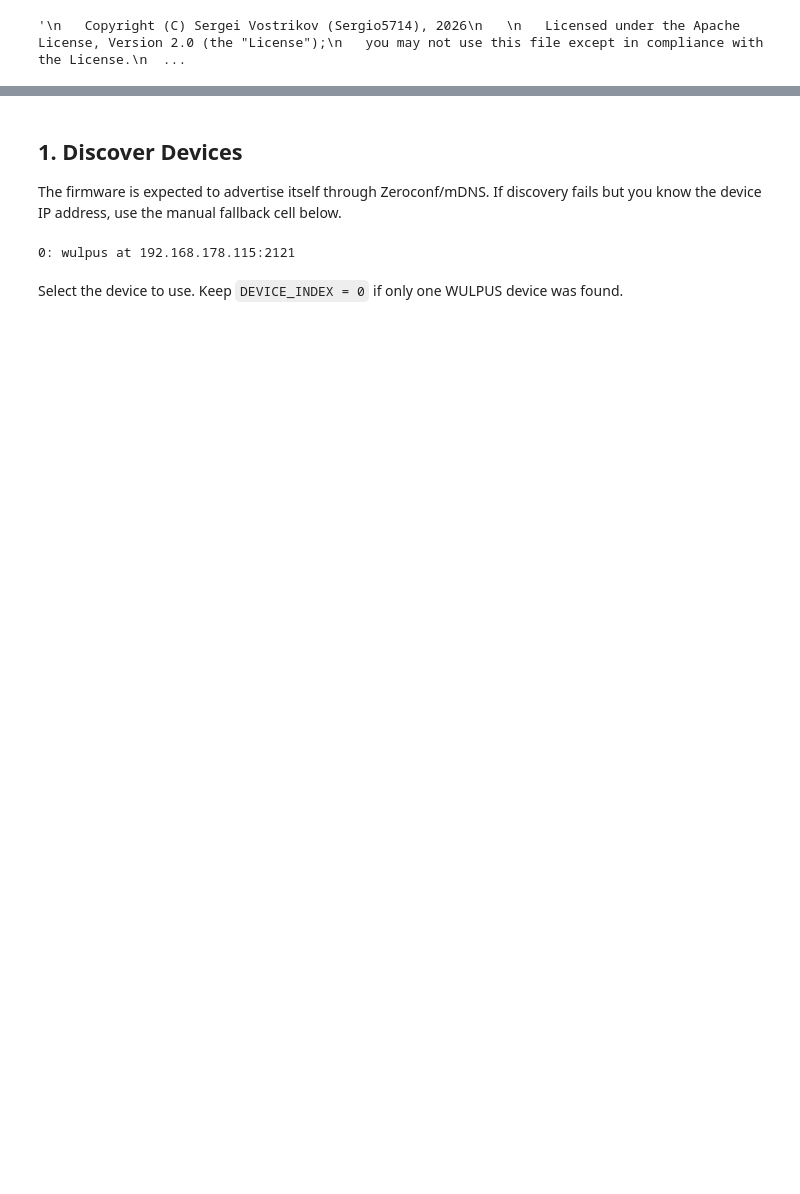
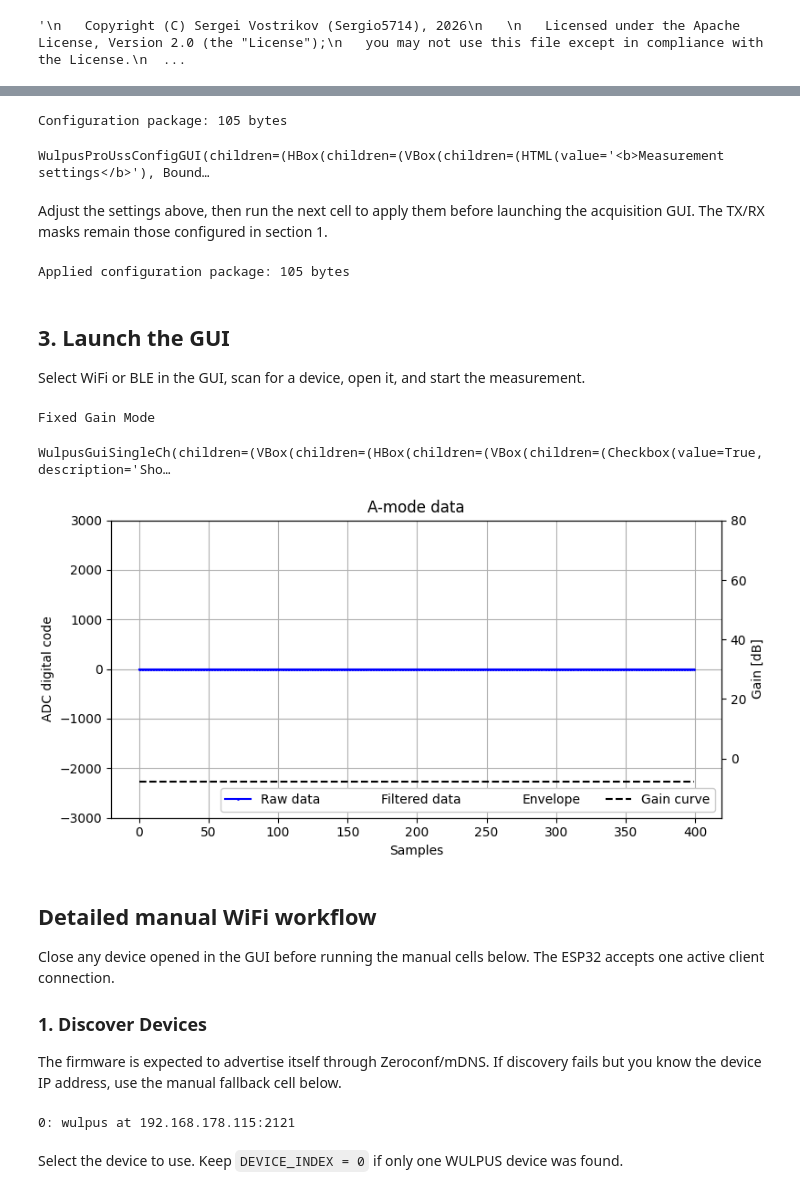
Before and after one commit to Sergio5714/wulpus-pro, a Jupyter notebook: sw/wulpus_pro_wifi_example.ipynb, the cells around one changed output, grey strips where cells are left out. Cells and saved outputs as stored; diff of their text form; code cells hidden in the pictures; blank space fills up the shorter version.

```diff
--- a/sw/wulpus_pro_wifi_example.ipynb
+++ b/sw/wulpus_pro_wifi_example.ipynb
@@ -46,5 +68,77 @@ from wulpus.uss_conf_gui_pro import WulpusProUssConfigGUI
+# %%
+uss_conf = WulpusProUssConfig(
+    num_acqs=20,
+    trans_freq=2_250_000,
+    pulse_freq=2_250_000,
+    num_pulses=2,
+    num_samples=400,
+    num_txrx_configs=tx_rx.tx_rx_len,
+    tx_configs=tx_rx.get_tx_configs(),
+    rx_configs=tx_rx.get_rx_configs(),
+)
+
+print(f"Configuration package: {len(uss_conf.get_conf_package())} bytes")
+
+uss_conf_gui = WulpusProUssConfigGUI(uss_conf)
+display(uss_conf_gui)
+# %% [output]
+Configuration package: 105 bytes
+WulpusProUssConfigGUI(children=(HBox(children=(VBox(children=(HTML(value='<b>Measurement settings</b>'), Bound…
+# %% [markdown]
+Adjust the settings above, then run the next cell to apply them before launching the acquisition GUI. The TX/RX masks remain those configured in section 1.
+# %%
+uss_conf = WulpusProUssConfig(
+    num_acqs=uss_conf_gui.num_acqs,
+    dcdc_turnon=uss_conf_gui.dcdc_turnon,
+    meas_period=uss_conf_gui.meas_period,
+    trans_freq=uss_conf_gui.trans_freq,
+    pulse_freq=uss_conf_gui.pulse_freq,
+    num_pulses=uss_conf_gui.num_pulses,
+    sampling_freq=uss_conf_gui.sampling_freq,
+    num_samples=uss_conf_gui.num_samples,
+    rx_gain=uss_conf_gui.rx_gain,
+    num_txrx_configs=tx_rx.tx_rx_len,
+    tx_configs=tx_rx.get_tx_configs(),
+    rx_configs=tx_rx.get_rx_configs(),
+    start_hvmuxrx=uss_conf_gui.start_hvmuxrx,
+    start_ppg=uss_conf_gui.start_ppg,
+    turnon_adc=uss_conf_gui.turnon_adc,
+    start_pgainbias=uss_conf_gui.start_pgainbias,
+    start_adcsampl=uss_conf_gui.start_adcsampl,
+    restart_capt=uss_conf_gui.restart_capt,
+    capt_timeout=uss_conf_gui.capt_timeout,
+    vga_rc_prech_cyc=uss_conf_gui.vga_rc_prech_cyc,
+    vga_slope_code=uss_conf_gui.vga_slope_code,
+    enable_env_det=uss_conf_gui.enable_env_det,
+)
+
+print(f"Applied configuration package: {len(uss_conf.get_conf_package())} bytes")
+# %% [output]
+Applied configuration package: 105 bytes
+# %% [markdown]
+## 3. Launch the GUI
+
+Select WiFi or BLE in the GUI, scan for a device, open it, and start the measurement.
+# %%
+communication_links = {
+    "Wi-Fi": WulpusProWiFiLink(
+        service_name="wulpus", service_type="tcp", port=2121
+    ),
+    "BLE": WulpusBleDongle(),
+}
+
+gui = WulpusGuiSingleCh(communication_links, uss_conf, max_vis_fps=20)
+display(gui)
+# %% [output]
+Fixed Gain Mode
+WulpusGuiSingleCh(children=(VBox(children=(HBox(children=(VBox(children=(Checkbox(value=True, description='Sho…
+[figure, added]
 # %% [markdown]
-## 1. Discover Devices
+## Detailed manual WiFi workflow
+
+Close any device opened in the GUI before running the manual cells below. The ESP32 accepts one active client connection.
+
+### 1. Discover Devices
 
 The firmware is expected to advertise itself through Zeroconf/mDNS. If discovery fails but you know the device IP address, use the manual fallback cell below.
 # %%
```
Also changed, not shown: parts of 13 cells of this notebook, 2 other files.
